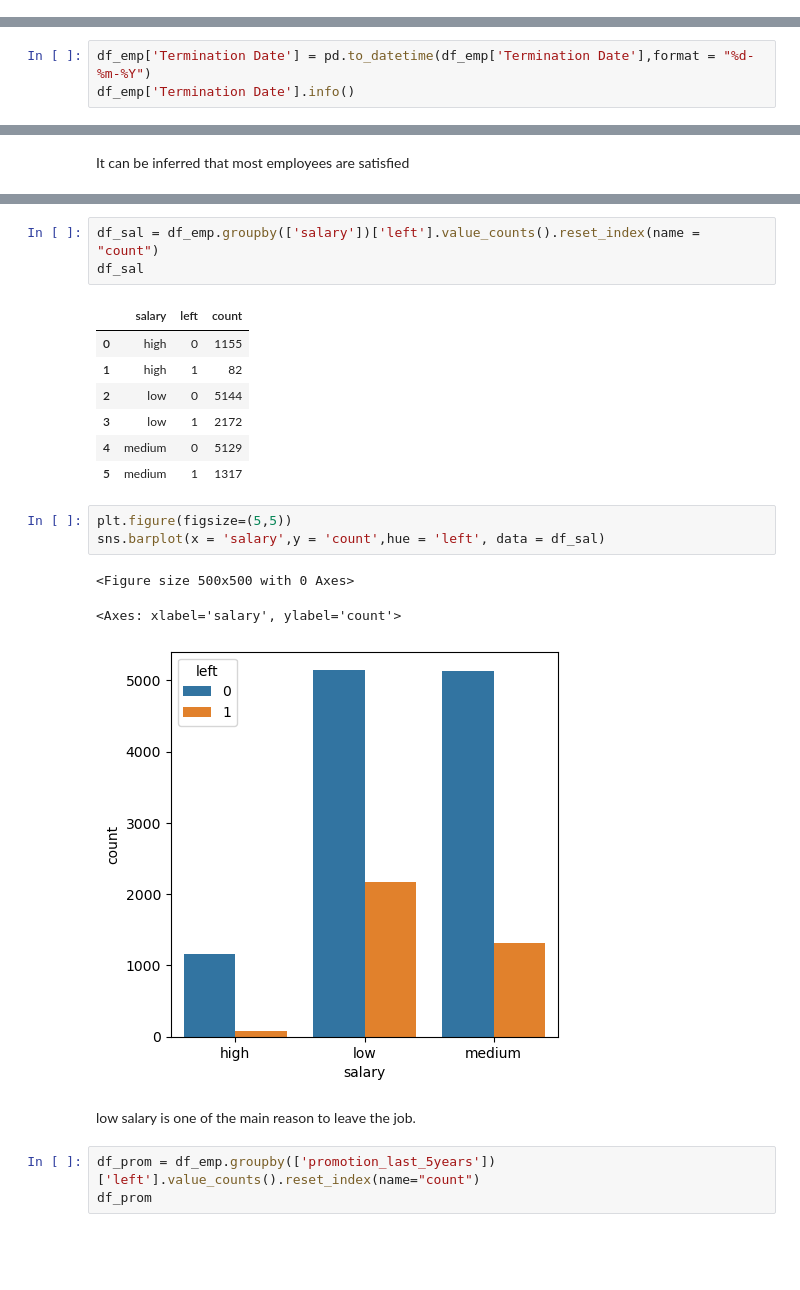
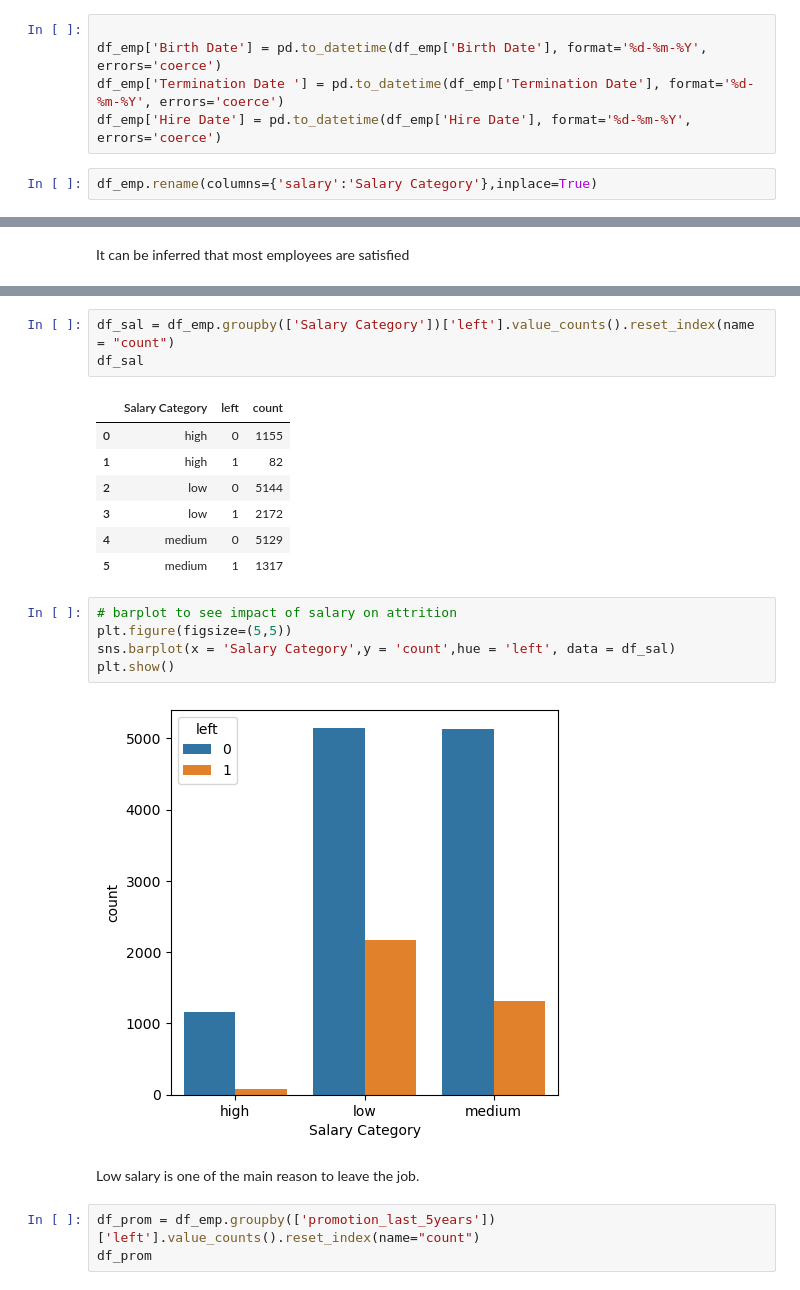
Before and after one commit to ABHISHEK-ALGO/H-R-ANALYTICS, a Jupyter notebook: HR Analytics Project.ipynb, the cells around one changed output, grey strips where cells are left out. Cells and saved outputs as stored; diff of their text form; blank space fills up the shorter version.

```diff
--- a/HR Analytics Project.ipynb
+++ b/HR Analytics Project.ipynb
@@ -60,3 +69,10 @@ Data columns (total 22 columns):
  21  Termination Date       1684 non-null   object
 dtypes: float64(2), int64(7), object(13)
 memory usage: 2.5+ MB
+# %%
+
+df_emp['Birth Date'] = pd.to_datetime(df_emp['Birth Date'], format='%d-%m-%Y', errors='coerce')
+df_emp['Termination Date '] = pd.to_datetime(df_emp['Termination Date'], format='%d-%m-%Y', errors='coerce')
+df_emp['Hire Date'] = pd.to_datetime(df_emp['Hire Date'], format='%d-%m-%Y', errors='coerce')
+# %%
+df_emp.rename(columns={'salary':'Salary Category'},inplace=True)
@@ -175,3 +276,0 @@ memory usage: 2.5+ MB
-# %%
-df_emp['Termination Date'] = pd.to_datetime(df_emp['Termination Date'],format = "%d-%m-%Y")
-df_emp['Termination Date'].info()
@@ -347,10 +402,10 @@ sns.histplot(data=df_emp,x='average_montly_hours',kde=True,bins=20)
 <Axes: xlabel='average_montly_hours', ylabel='Count'>
 [figure]
 # %%
-df_sal = df_emp.groupby(['salary'])['left'].value_counts().reset_index(name = "count")
+df_sal = df_emp.groupby(['Salary Category'])['left'].value_counts().reset_index(name = "count")
 df_sal
 # %% [output]
-|  | salary | left | count |
+|  | Salary Category | left | count |
 | 0 | high | 0 | 1155 |
 | 1 | high | 1 | 82 |
 | 2 | low | 0 | 5144 |
@@ -358,14 +413,14 @@ df_sal
 | 4 | medium | 0 | 5129 |
 | 5 | medium | 1 | 1317 |
 # %%
+# barplot to see impact of salary on attrition
 plt.figure(figsize=(5,5))
-sns.barplot(x = 'salary',y = 'count',hue = 'left', data = df_sal)
+sns.barplot(x = 'Salary Category',y = 'count',hue = 'left', data = df_sal)
+plt.show()
 # %% [output]
-<Figure size 500x500 with 0 Axes>
-<Axes: xlabel='salary', ylabel='count'>
-[figure, old version]
+[figure, new version]
 # %% [markdown]
-low salary is one of the main reason to leave the job.
+Low salary is one of the main reason to leave the job.
 # %%
 df_prom = df_emp.groupby(['promotion_last_5years'])['left'].value_counts().reset_index(name="count")
 df_prom
```
Also changed, not shown: parts of 63 cells of this notebook, 16 other files.
